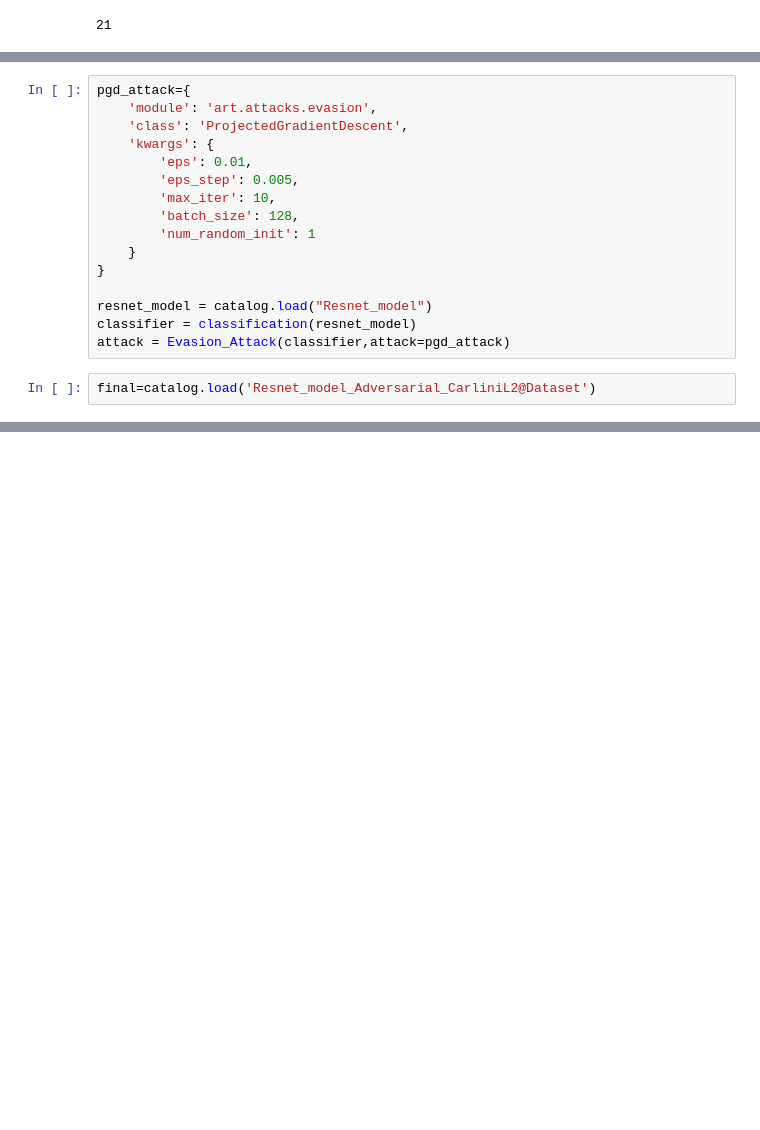
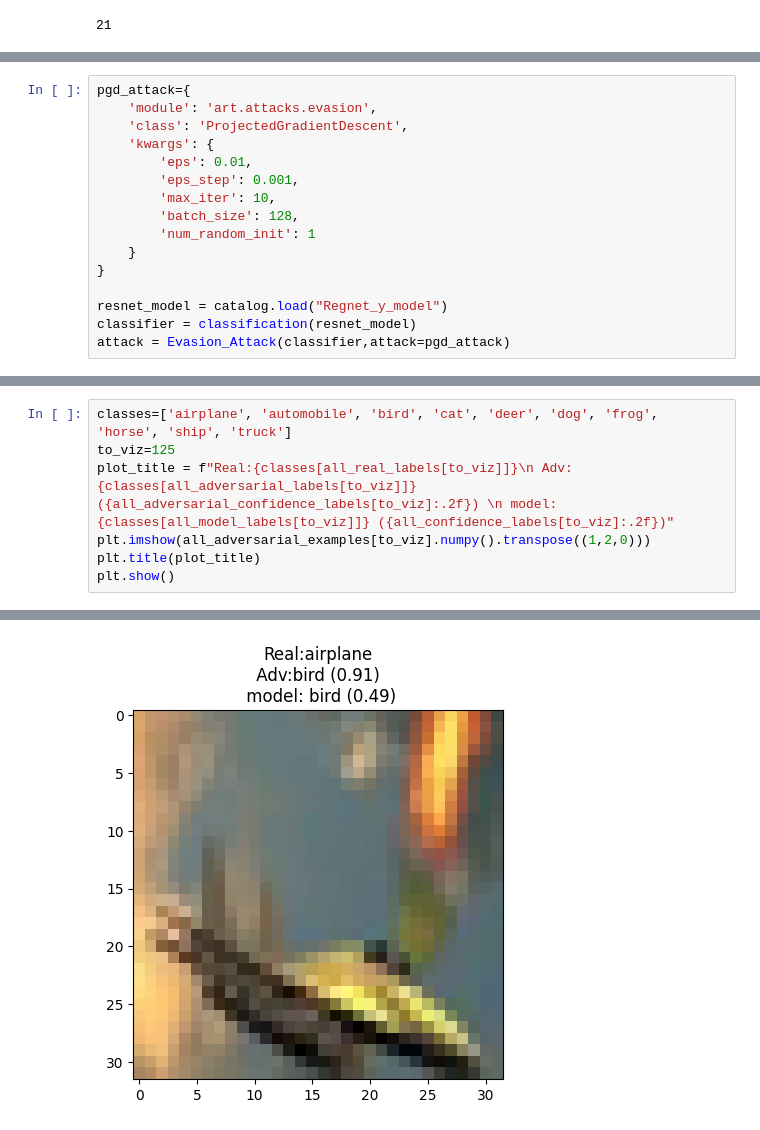
Before and after one commit to jamontanac/Fighting-Illutions, a Jupyter notebook: Fighting-Illutions/notebooks/Testing Attacks.ipynb, the cells around one changed output, grey strips where cells are left out. Saved outputs shown, nothing was run; the diff lists cells and outputs as text; blank space fills up the shorter version.

```diff
--- a/Fighting-Illutions/notebooks/Testing Attacks.ipynb
+++ b/Fighting-Illutions/notebooks/Testing Attacks.ipynb
@@ -484,18 +466,0 @@ attacks_list["PGD"]
-# %%
-pgd_attack={
-    'module': 'art.attacks.evasion',
-    'class': 'ProjectedGradientDescent',
-    'kwargs': {
-        'eps': 0.01,
-        'eps_step': 0.005,
-        'max_iter': 10,
-        'batch_size': 128,
-        'num_random_init': 1
-    }
-}
-
-resnet_model = catalog.load("Resnet_model")
-classifier = classification(resnet_model)
-attack = Evasion_Attack(classifier,attack=pgd_attack)
-# %%
-final=catalog.load('Resnet_model_Adversarial_CarliniL2@Dataset')
@@ -509,0 +484,16 @@ tensor([0.9982, 0.9997, 0.7241,  ..., 0.9984, 0.6104, 0.9987])
+# %%
+pgd_attack={
+    'module': 'art.attacks.evasion',
+    'class': 'ProjectedGradientDescent',
+    'kwargs': {
+        'eps': 0.01,
+        'eps_step': 0.001,
+        'max_iter': 10,
+        'batch_size': 128,
+        'num_random_init': 1
+    }
+}
+
+resnet_model = catalog.load("Regnet_y_model")
+classifier = classification(resnet_model)
+attack = Evasion_Attack(classifier,attack=pgd_attack)
@@ -509,0 +571,8 @@ tensor([0.9982, 0.9997, 0.7241,  ..., 0.9984, 0.6104, 0.9987])
+# %%
+classes=['airplane', 'automobile', 'bird', 'cat', 'deer', 'dog', 'frog', 'horse', 'ship', 'truck']
+to_viz=125
+plot_title = f"Real:{classes[all_real_labels[to_viz]]}\n Adv:{classes[all_adversarial_labels[to_viz]]} ({all_adversarial_confidence_labels[to_viz]:.2f}) \n model: {classes[all_model_labels[to_viz]]} ({all_confidence_labels[to_viz]:.2f})"
+plt.imshow(all_adversarial_examples[to_viz].numpy().transpose((1,2,0)))
+plt.title(plot_title)
+plt.show()
+# %% [output]
@@ -509,0 +582 @@ tensor([0.9982, 0.9997, 0.7241,  ..., 0.9984, 0.6104, 0.9987])
+[figure, added]
```
Also changed, not shown: parts of 11 cells of this notebook, 1 other file.
